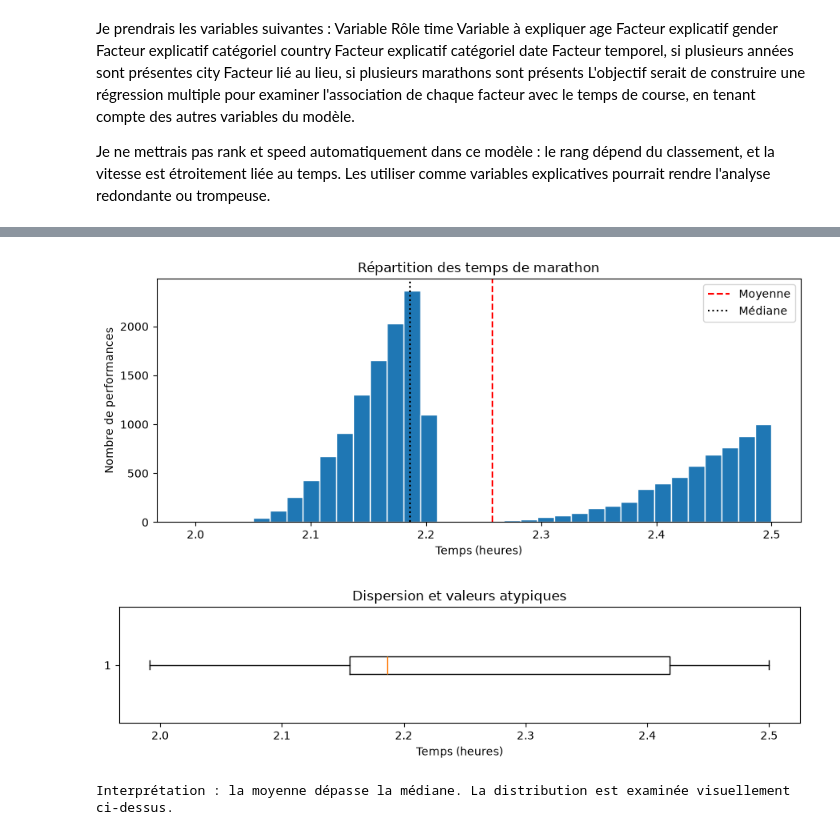
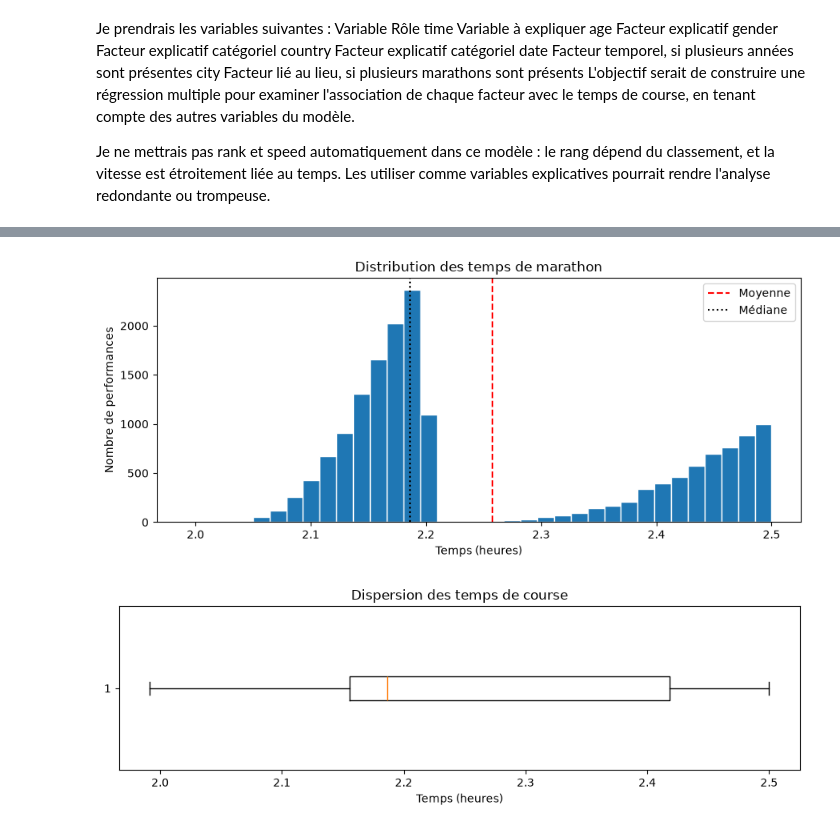
Before and after one commit to maxgotague/MTD_BG, a Jupyter notebook: stats_Marathon.ipynb, the cells around one changed output, grey strips where cells are left out. Cells and saved outputs as stored; diff of their text form; code cells hidden in the pictures.

```diff
--- a/stats_Marathon.ipynb
+++ b/stats_Marathon.ipynb
@@ -286,37 +286,39 @@ Nous allons d'abord décrire les temps, puis les comparer selon le genre et exam
 
 Nous utilisons la moyenne et la médiane pour décrire le centre de la distribution, l'écart-type et les quartiles pour la dispersion, puis un histogramme et une boite à moustaches pour identifier l'asymétrie et les valeurs extrêmes. Les valeurs extrêmes signalées par le boxplot ne sont pas automatiquement des erreurs
 # %%
-temps = pd.to_timedelta(dataFrame['Time']).dt.total_seconds().dropna() / 3600
-
 resume_temps = pd.Series({
-    'Effectif': temps.count(), 'Moyenne (h)': temps.mean(),
-    'Médiane (h)': temps.median(), 'Écart-type (h)': temps.std(),
-    'Minimum (h)': temps.min(), 'Q1 (h)': temps.quantile(.25),
-    'Q3 (h)': temps.quantile(.75), 'Maximum (h)': temps.max()
+    'Effectif': temps.count(),
+    'Moyenne (h)': temps.mean(),
+    'Médiane (h)': temps.median(),
+    'Écart-type (h)': temps.std(),
+    'Minimum (h)': temps.min(),
+    'Premier quartile (h)': temps.quantile(0.25),
+    'Troisième quartile (h)': temps.quantile(0.75),
+    'Maximum (h)': temps.max(),
 })
-
 print(resume_temps.round(3).to_string())
 
-q1, q3 = temps.quantile([.25, .75]); iqr=q3-q1
-bas, haut = q1-1.5*iqr, q3+1.5*iqr
+q1 = temps.quantile(0.25)
+q3 = temps.quantile(0.75)
+ecart_interquartile = q3 - q1
+limite_basse = q1 - 1.5 * ecart_interquartile
+limite_haute = q3 + 1.5 * ecart_interquartile
+nombre_atypiques = ((temps < limite_basse) | (temps > limite_haute)).sum()
+print(f'Valeurs atypiques (règle 1,5 × IQR) : {nombre_atypiques}')
 
-print(f'Valeurs atypiques selon la règle 1,5 × IQR : {((temps < bas) | (temps > haut)).sum()}')
+fig, ax = plt.subplots(figsize=(9, 4))
+ax.hist(temps.dropna(), bins=35, edgecolor='white')
+ax.axvline(temps.mean(), color='red', linestyle='--', label='Moyenne')
+ax.axvline(temps.median(), color='black', linestyle=':', label='Médiane')
+ax.set(xlabel='Temps (heures)', ylabel='Nombre de performances',
+       title='Distribution des temps de marathon')
+ax.legend()
+plt.tight_layout()
+plt.show()
 
-fig, ax = plt.subplots(figsize=(9,4))
-
-ax.hist(temps, bins=35, edgecolor='white')
-
-ax.axvline(temps.mean(), color='red', linestyle='--', label='Moyenne')
-
-ax.axvline(temps.median(), color='black', linestyle=':', label='Médiane')
-
-ax.set(xlabel='Temps (heures)', ylabel='Nombre de performances', title='Répartition des temps de marathon')
-
-ax.legend(); plt.tight_layout(); plt.show()
-
-fig, ax = plt.subplots(figsize=(9,2.4)); ax.boxplot(temps, vert=False)
-
-ax.set(xlabel='Temps (heures)', title='Dispersion et valeurs atypiques'); plt.tight_layout(); plt.show()
-
-print('Interprétation :', 'la moyenne dépasse la médiane.' if temps.mean()>temps.median() else 'la moyenne ne dépasse pas la médiane.', 'La distribution est examinée visuellement ci-dessus.')
+fig, ax = plt.subplots(figsize=(9, 3))
+ax.boxplot(temps.dropna(), vert=False)
+ax.set(xlabel='Temps (heures)', title='Dispersion des temps de course')
+plt.tight_layout()
+plt.show()
 # %% [output]
@@ -332,3 +334,2 @@ Valeurs atypiques selon la règle 1,5×IQR : 0
-[figure, old version]
+[figure, new version]
-[figure, old version]
+[figure, new version]
-Interprétation : la moyenne dépasse la médiane. La distribution est examinée visuellement ci-dessus.
```
Also changed, not shown: parts of 5 cells of this notebook.
